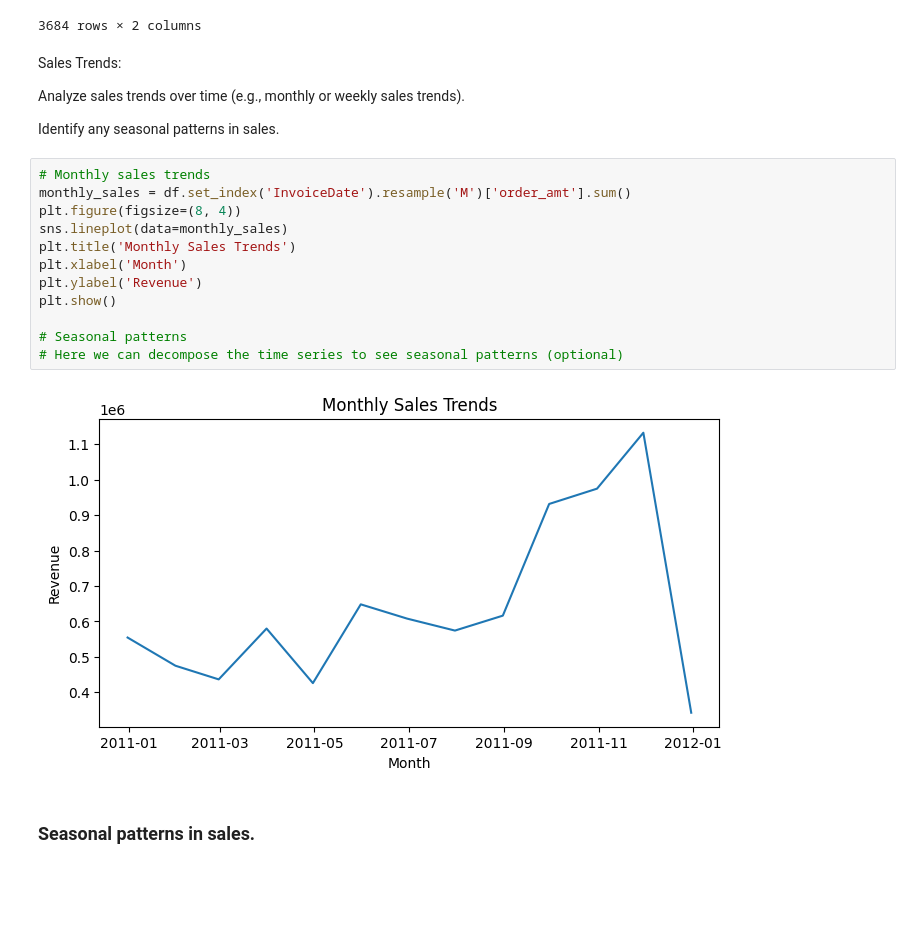
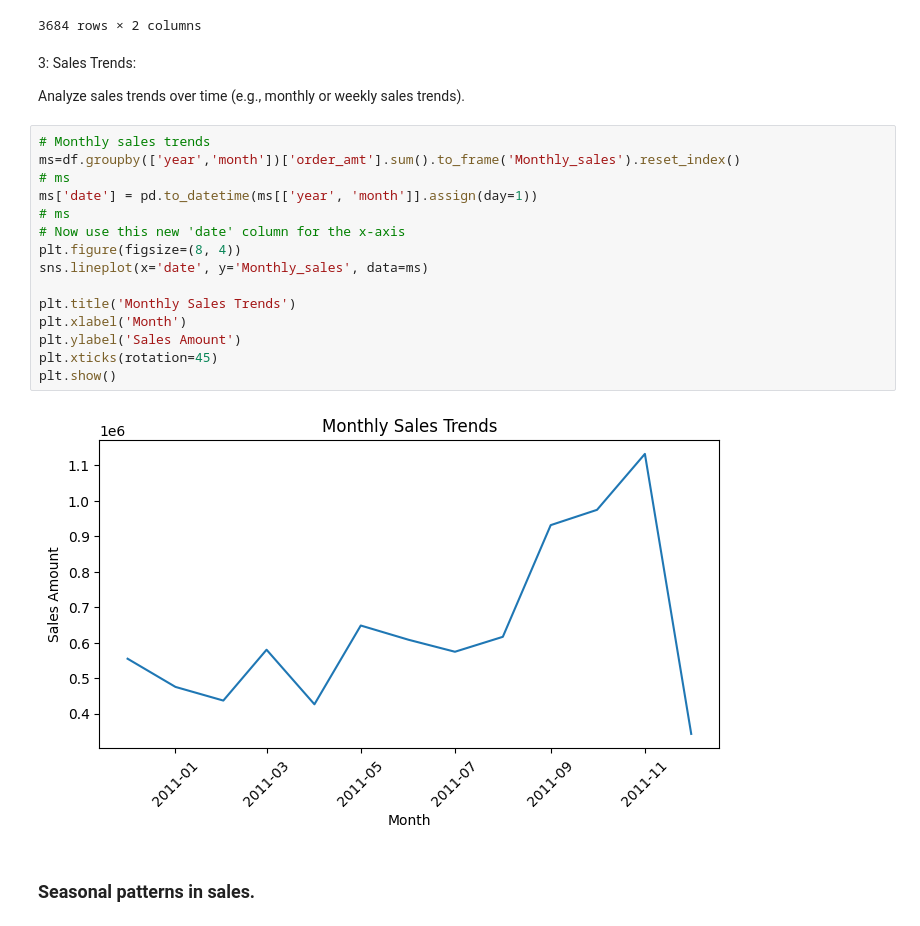
Before and after one commit to seemantk-protean/DevopsRepo, a Jupyter notebook: 29-07-2024.ipynb, the cells around one changed output. Drawn from its saved outputs; the diff is of its cells as text; blank space fills up the shorter version.

```diff
--- a/29-07-2024.ipynb
+++ b/29-07-2024.ipynb
@@ -250,25 +260,26 @@ unique_stock_grouped[["StockCode","Description"]]
 | 3683 | POST | POSTAGE |
 3684 rows × 2 columns
 # %% [markdown]
-Sales Trends:
+3: Sales Trends:
 
 Analyze sales trends over time (e.g., monthly or weekly sales trends).
-
-Identify any seasonal patterns in sales.
 # %%
 # Monthly sales trends
-monthly_sales = df.set_index('InvoiceDate').resample('M')['order_amt'].sum()
+ms=df.groupby(['year','month'])['order_amt'].sum().to_frame('Monthly_sales').reset_index()
+# ms
+ms['date'] = pd.to_datetime(ms[['year', 'month']].assign(day=1))
+# ms
+# Now use this new 'date' column for the x-axis
 plt.figure(figsize=(8, 4))
-sns.lineplot(data=monthly_sales)
+sns.lineplot(x='date', y='Monthly_sales', data=ms)
+
 plt.title('Monthly Sales Trends')
 plt.xlabel('Month')
-plt.ylabel('Revenue')
+plt.ylabel('Sales Amount')
+plt.xticks(rotation=45)
 plt.show()
-
-# Seasonal patterns
-# Here we can decompose the time series to see seasonal patterns (optional)
 # %% [output]
-[figure, old version]
+[figure, new version]
 # %% [markdown]
 ### Seasonal patterns in sales.
 # %%
```
Also changed, not shown: parts of 40 cells of this notebook.
